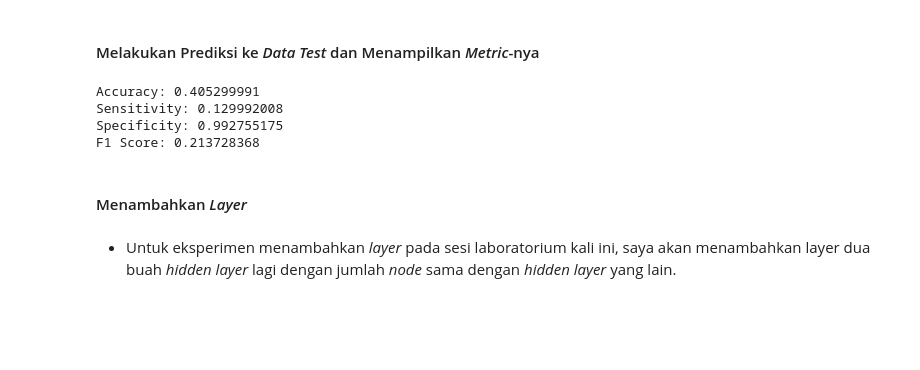
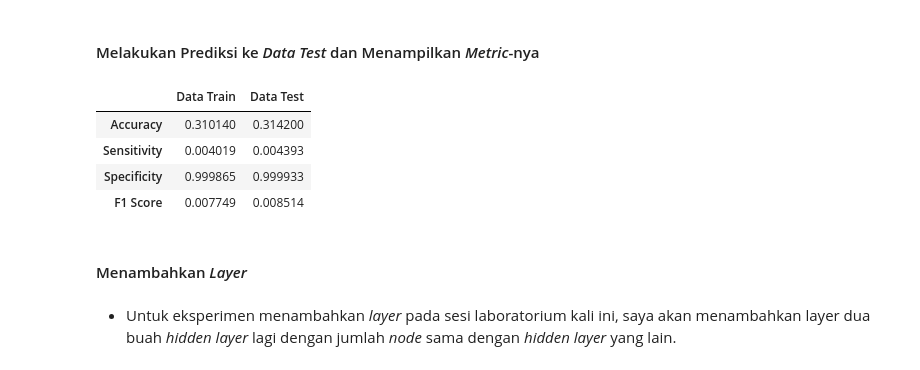
Before and after one commit to reiva5/CSC6801381-pemelajaran-mesin-lanjut, a Jupyter notebook: Lab 2/src/Tugas2_Jehian Norman Saviero_2006609645.ipynb, the cells around one changed output. Saved outputs shown, nothing was run; the diff lists cells and outputs as text; code cells hidden in the pictures; blank space fills up the shorter version.

```diff
--- a/Lab 2/src/Tugas2_Jehian Norman Saviero_2006609645.ipynb
+++ b/Lab 2/src/Tugas2_Jehian Norman Saviero_2006609645.ipynb
@@ -197,7 +206,7 @@ model_for_feature_engineering.output_shape
 ##### Melakukan kompilasi ke dalam model
 # %%
 model_for_feature_engineering.compile(
-    optimizer=tf.optimizers.Adam(0.001),
+    optimizer=SGD(lr=0.001, momentum=0.9),
     loss='categorical_crossentropy',
     metrics=[
       'accuracy',
@@ -233,12 +242,13 @@ Epoch 10/10
 # %% [markdown]
 #### Melakukan Prediksi ke _Data Test_ dan Menampilkan _Metric_-nya
 # %%
-predict_and_print_metrics(model_for_feature_engineering, normalize_x_test, y_test)
+compare_train_and_test(model_for_feature_engineering, normalize_x_train, y_train, normalize_x_test, y_test).transpose()
 # %% [output]
-Accuracy: 0.405299991
-Sensitivity: 0.129992008
-Specificity: 0.992755175
-F1 Score: 0.213728368
+|  | Data Train | Data Test |
+| Accuracy | 0.310140 | 0.314200 |
+| Sensitivity | 0.004019 | 0.004393 |
+| Specificity | 0.999865 | 0.999933 |
+| F1 Score | 0.007749 | 0.008514 |
 # %% [markdown]
 #### Menambahkan _Layer_
 # %% [markdown]
```
Also changed, not shown: parts of 46 cells of this notebook.
